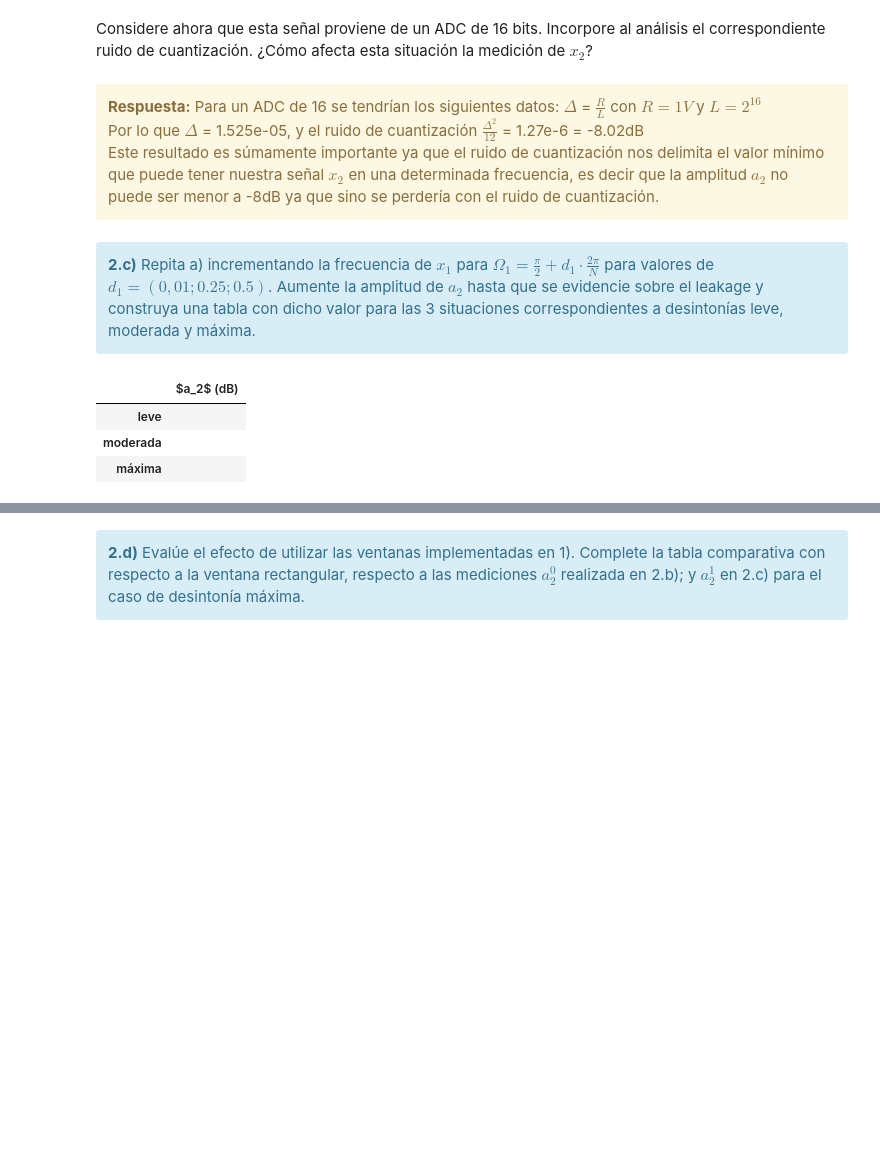
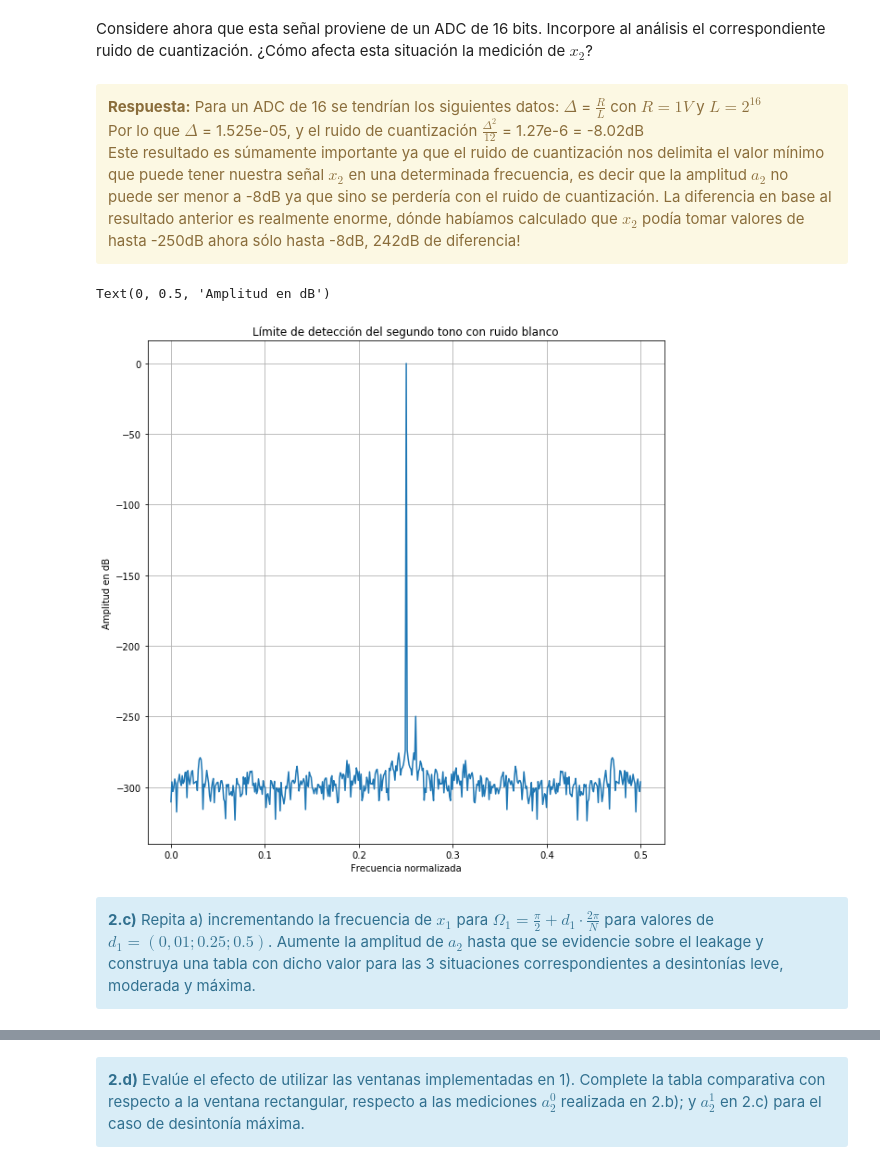
Before and after one commit to fgerce/DSP, a Jupyter notebook: TP2 - Ventanas.ipynb, the cells around one changed output, grey strips where cells are left out. Drawn from its saved outputs; the diff is of its cells as text; code cells hidden in the pictures; blank space fills up the shorter version.

```diff
--- a/TP2 - Ventanas.ipynb
+++ b/TP2 - Ventanas.ipynb
@@ -231,5 +232,5 @@ Considere ahora que esta señal proviene de un ADC de 16 bits. Incorpore al aná
 <div class="alert alert-block alert-warning">
 <b>Respuesta:</b> Para un ADC de 16 se tendrían los siguientes datos: $\Delta$ = $\frac{R}{L}$ con $R = 1V$ y $L = 2^{16}$ <br>
     Por lo que $\Delta$ = 1.525e-05, y el ruido de cuantización $\frac{\Delta^2}{12}$ = 1.27e-6 = -8.02dB <br>
-    Este resultado es súmamente importante ya que el ruido de cuantización nos delimita el valor mínimo que puede tener nuestra señal $x_2$ en una determinada frecuencia, es decir que la amplitud $a_2$ no puede ser menor a -8dB ya que sino se perdería con el ruido de cuantización.
+    Este resultado es súmamente importante ya que el ruido de cuantización nos delimita el valor mínimo que puede tener nuestra señal $x_2$ en una determinada frecuencia, es decir que la amplitud $a_2$ no puede ser menor a -8dB ya que sino se perdería con el ruido de cuantización. La diferencia en base al resultado anterior es realmente enorme, dónde habíamos calculado que $x_2$ podía tomar valores de hasta -250dB ahora sólo hasta -8dB, 242dB de diferencia!
 </div>
@@ -240,32 +237,39 @@ Considere ahora que esta señal proviene de un ADC de 16 bits. Incorpore al aná
+# %%
+##########################################
+# Acá podés generar los gráficos pedidos #
+##########################################
+N = 1000
+fs = 1000
+Ts = 1/fs
+
+tt = np.linspace(0, (N-1)*Ts, N)
+
+f1 = fs/4
+f2 = f1 + (10*fs/N)
+
+a2 = 10**(-250/20)
+
+x1 = np.sin(2*np.pi*f1*tt)
+x2 = a2*np.sin(2*np.pi*f2*tt)
+
+x = x1 + x2
+
+X = fft(x)
+modX = np.abs(fftshift(X))*2/N
+center = int(np.floor(N/2))
+modX = modX[center:N]
+modX = 20*np.log10(modX)
+freq = np.linspace(0, 0.5, len(modX))
+plt.figure("Modulo bitonal", figsize=(10,10))
+plt.title("Límite de detección del segundo tono con ruido blanco")
+plt.plot(freq, modX)
+plt.grid()
+plt.xlabel("Frecuencia normalizada")
+plt.ylabel("Amplitud en dB")
+# %% [output]
+Text(0, 0.5, 'Amplitud en dB')
+[figure, added]
 # %% [markdown]
 <div class="alert alert-block alert-info">
 <b>2.c)</b> Repita a) incrementando la frecuencia de $x_1$ para $\Omega_1 = \frac{\pi}{2} + d_1·\frac{2\pi}{N}$ para valores de $d_1 = (0,01; 0.25; 0.5)$. Aumente la amplitud de $a_2$ hasta que se evidencie sobre el leakage y construya una tabla con dicho valor para las 3 situaciones correspondientes a desintonías leve, moderada y máxima.
 </div>
-# %%
-##########################################
-# Acá podés generar los gráficos pedidos #
-##########################################
-
-
-
-#######################################
-# Tu simulación que genere resultados #
-#######################################
-
-tus_resultados = [
-                   '', # <-- acá debería haber numeritos :)
-                   '', # <-- acá debería haber numeritos :)
-                   '' # <-- acá debería haber numeritos :)
-                 ]
-df = DataFrame(tus_resultados, columns=['$a_2$ (dB)'],
-               index=[
-                        'leve',
-                        'moderada',
-                        'máxima',
-                     ])
-HTML(df.to_html())
-# %% [output]
-|  | $a_2$ (dB) |
-| leve |  |
-| moderada |  |
-| máxima |  |
```
Also changed, not shown: parts of 6 cells of this notebook, 3 other files.
